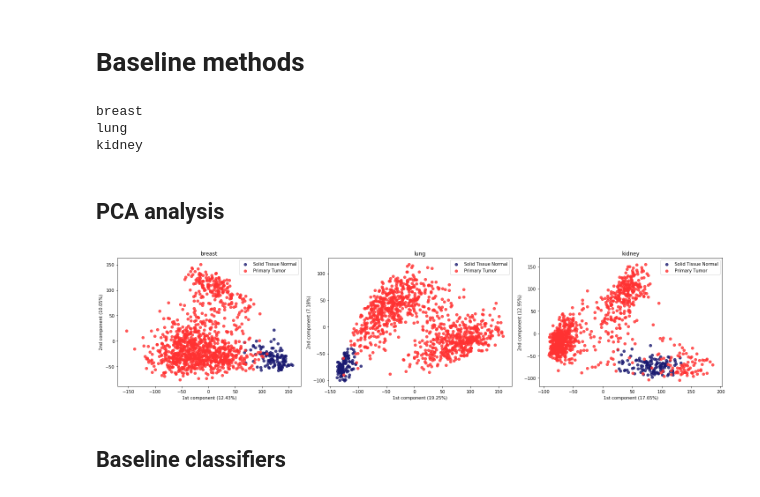
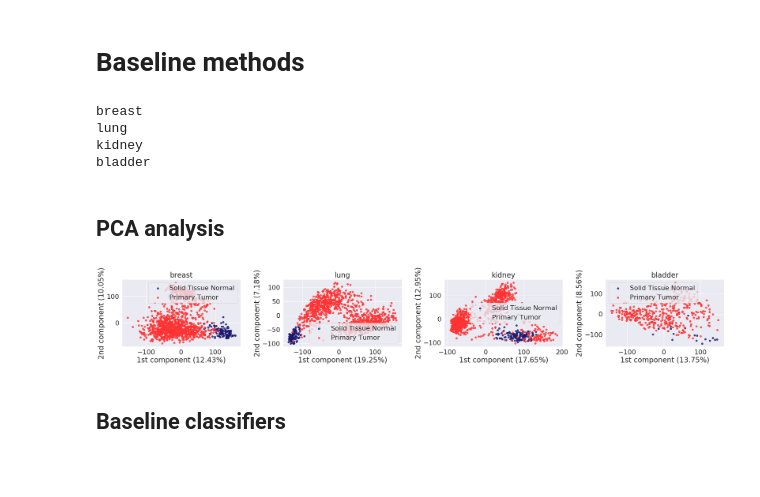
Before and after one commit to harel-coffee/cancer_classification-auto, a Jupyter notebook: notebooks/Classical_ML.ipynb, the cells around one changed output. Drawn from its saved outputs; the diff is of its cells as text; code cells hidden in the pictures; blank space fills up the shorter version.

```diff
--- a/notebooks/Classical_ML.ipynb
+++ b/notebooks/Classical_ML.ipynb
@@ -39,7 +40,8 @@ K.set_session(tf.Session(config=tf.ConfigProto(intra_op_parallelism_threads=1,
 tissues = {
     'breast': ['BRCA'],
     'lung': ["LUSC", "LUAD"],
-    'kidney': ["KIRC", "KICH", "KIRP"]
+    'kidney': ["KIRC", "KICH", "KIRP"],
+    'bladder': ['BLCA']
 }
 # %%
 cohorts = {}
@@ -59,6 +61,7 @@ for tissue, datasets in tissues.items():
 breast
 lung
 kidney
+bladder
 # %% [markdown]
 ## PCA analysis
 # %%
@@ -76,18 +79,18 @@ def plot_PCA(X, y, classes, color_mapping):
     plt.xlabel("1st component ({:.2f}%)".format(pca.explained_variance_ratio_[0] * 100))
     plt.ylabel("2nd component ({:.2f}%)".format(pca.explained_variance_ratio_[1] * 100))
 # %%
-plt.figure(figsize=(20, 5))
+plt.figure(figsize=(30, 5))
 i = 1
 for cohort in cohorts.keys():
     X_cohort, _, _, y_cohort, classes_cohort = cohorts[cohort]
     plt.subplot(1, len(cohorts), i)
     plot_PCA(X_cohort, y_cohort, classes_cohort, color_mapping)
     plt.title(cohort)
     i += 1
 plt.tight_layout()
 plt.show()
 # %% [output]
-[figure, old version]
+[figure, new version]
 # %% [markdown]
 ## Baseline classifiers
 # %% [markdown]
```
Also changed, not shown: parts of 5 cells of this notebook, 26 other files.
